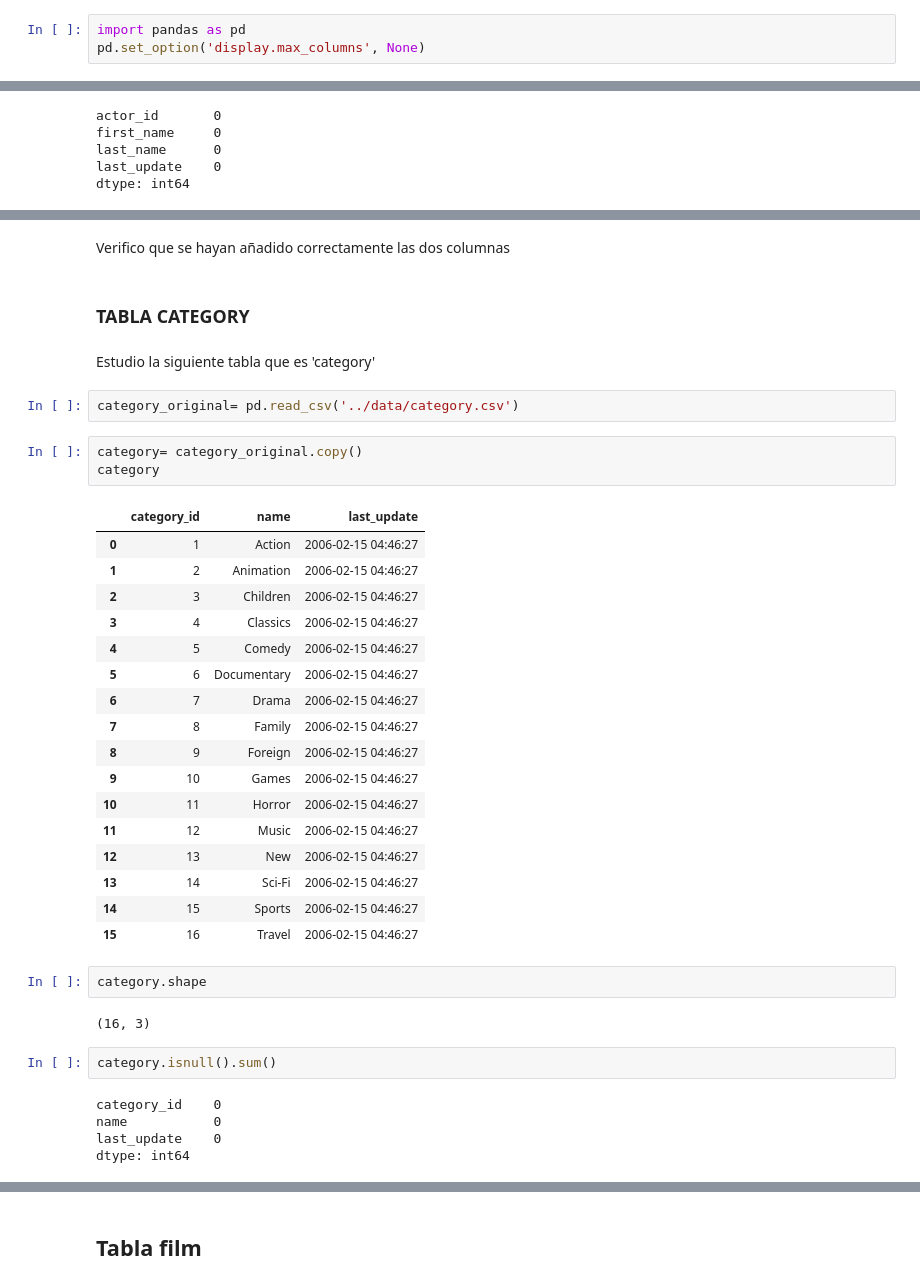
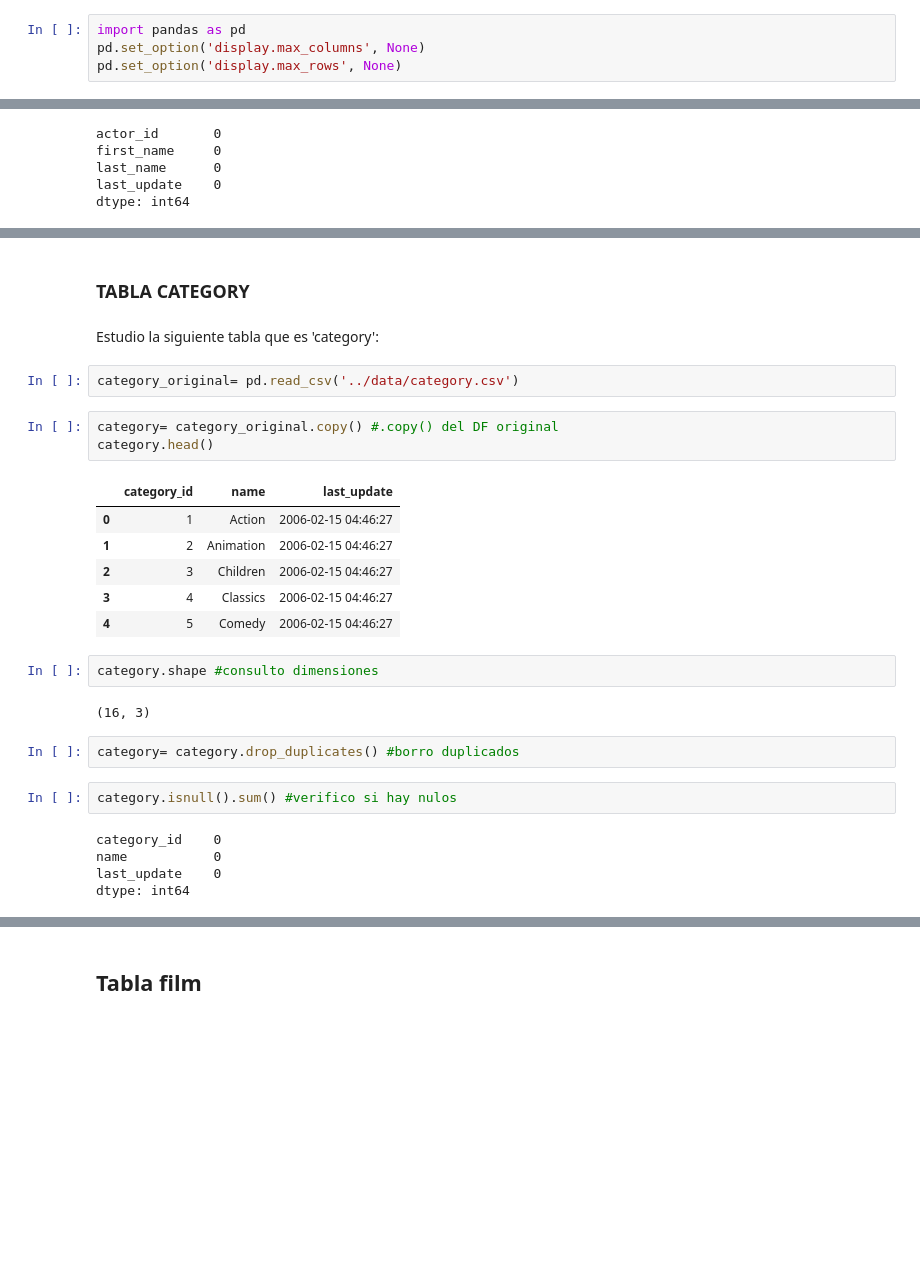
Before and after one commit to Carolina-MH/Project_SQL, a Jupyter notebook: notebook/Limpieza de datos.ipynb, the cells around one changed output, grey strips where cells are left out. Cells and saved outputs as stored; diff of their text form; blank space fills up the shorter version.

```diff
--- a/notebook/Limpieza de datos.ipynb
+++ b/notebook/Limpieza de datos.ipynb
@@ -3,6 +20,7 @@
 # %%
 import pandas as pd
 pd.set_option('display.max_columns', None)
+pd.set_option('display.max_rows', None)
 # %% [markdown]
 ### TABLA ACTOR
 # %% [markdown]
@@ -108,38 +86,27 @@ actor.head()
-# %% [markdown]
-Verifico que se hayan añadido correctamente las dos columnas
 # %% [markdown]
 ### TABLA CATEGORY
 # %% [markdown]
-Estudio la siguiente tabla que es 'category'
+Estudio la siguiente tabla que es 'category':
 # %%
 category_original= pd.read_csv('../data/category.csv')
 # %%
-category= category_original.copy()
-category
+category= category_original.copy() #.copy() del DF original
+category.head()
 # %% [output]
 |  | category_id | name | last_update |
 | 0 | 1 | Action | 2006-02-15 04:46:27 |
 | 1 | 2 | Animation | 2006-02-15 04:46:27 |
 | 2 | 3 | Children | 2006-02-15 04:46:27 |
 | 3 | 4 | Classics | 2006-02-15 04:46:27 |
 | 4 | 5 | Comedy | 2006-02-15 04:46:27 |
-| 5 | 6 | Documentary | 2006-02-15 04:46:27 |
-| 6 | 7 | Drama | 2006-02-15 04:46:27 |
-| 7 | 8 | Family | 2006-02-15 04:46:27 |
-| 8 | 9 | Foreign | 2006-02-15 04:46:27 |
-| 9 | 10 | Games | 2006-02-15 04:46:27 |
-| 10 | 11 | Horror | 2006-02-15 04:46:27 |
-| 11 | 12 | Music | 2006-02-15 04:46:27 |
-| 12 | 13 | New | 2006-02-15 04:46:27 |
-| 13 | 14 | Sci-Fi | 2006-02-15 04:46:27 |
-| 14 | 15 | Sports | 2006-02-15 04:46:27 |
-| 15 | 16 | Travel | 2006-02-15 04:46:27 |
 # %%
-category.shape
+category.shape #consulto dimensiones
 # %% [output]
 (16, 3)
+# %%
+category= category.drop_duplicates() #borro duplicados
 # %%
-category.isnull().sum()
+category.isnull().sum() #verifico si hay nulos
 # %% [output]
 category_id    0
 name           0
```
Also changed, not shown: parts of 117 cells of this notebook, 27 other files.
